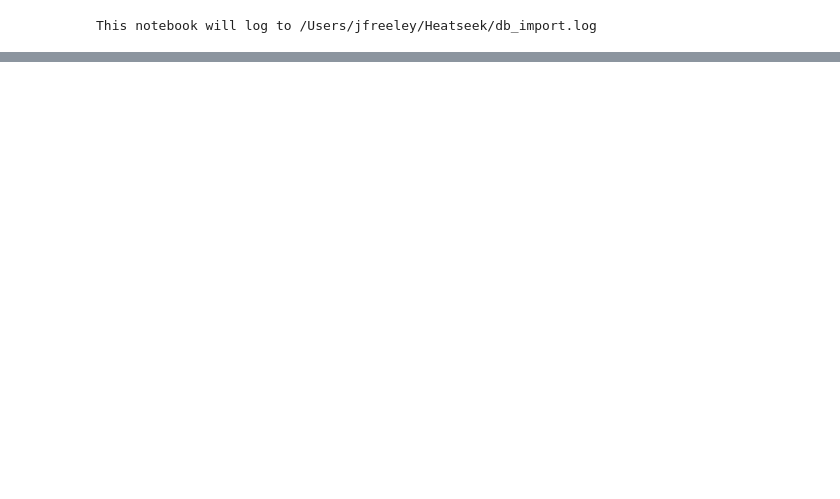
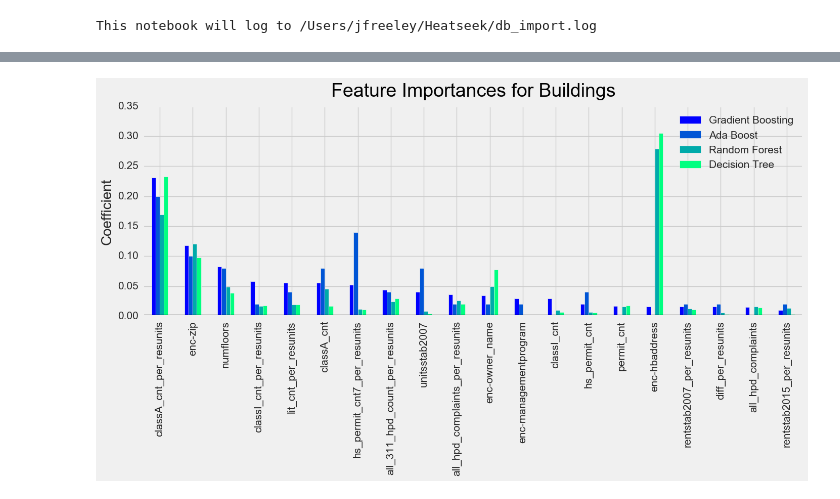
Before and after one commit to chrishenry/deltanyc-heatseek, a Jupyter notebook: JPF/bad_building_models.ipynb, the cells around one changed output, grey strips where cells are left out. Cells and saved outputs as stored; diff of their text form; code cells hidden in the pictures; blank space fills up the shorter version.

```diff
--- a/JPF/bad_building_models.ipynb
+++ b/JPF/bad_building_models.ipynb
@@ -116,0 +233,3 @@ ValueError: max must be larger than min in range parameter.
+# %%
+pd.set_option('display.float_format', lambda x: '%.3f' % x)
+X.describe()
@@ -116,0 +298,7 @@ ValueError: max must be larger than min in range parameter.
+# %%
+from sklearn.preprocessing import StandardScaler
+
+X_norm =  StandardScaler().fit_transform(X);
+
+df_stand = pd.DataFrame(X_norm, columns=X.columns)
+df_stand.info()
@@ -116,0 +323,7 @@ ValueError: max must be larger than min in range parameter.
+# %%
+X_features = df_stand
+y_features = y
+
+#y_features = y_features.map(lambda x: 'no' if x ==0 else 'yes')
+
+len(y_features)
@@ -116,0 +332,64 @@ ValueError: max must be larger than min in range parameter.
+# %%
+from sklearn.cross_validation import cross_val_score, StratifiedKFold
+from sklearn.tree import DecisionTreeClassifier
+from sklearn.ensemble import RandomForestClassifier, ExtraTreesClassifier, BaggingClassifier
+from sklearn.ensemble import AdaBoostClassifier, GradientBoostingClassifier
+from sklearn.naive_bayes import BernoulliNB
+from sklearn.svm import SVC
+from IPython.display import display, HTML
+
+plt.style.use('bmh')
+plt.style.use('fivethirtyeight')
+#plt.style.use('seaborn-deep')
+
+
+rf = RandomForestClassifier()
+abc = AdaBoostClassifier()
+gbc = GradientBoostingClassifier()
+dtc = DecisionTreeClassifier()
+
+cv = StratifiedKFold(y_features, n_folds=5, shuffle=True, random_state=78)
+def score(model, name):
+    s = cross_val_score(model, X_features, y_features, cv=cv, n_jobs=-1)
+    print "{} Score:\t{:0.3} ± {:0.3}".format(name, s.mean().round(3), s.std().round(3))
+
+score(rf,"Random Forest")
+score(abc, "Ada Boost")
+score(gbc, "Gradient Boosting")
+score(dtc, "Decision Tree")
+
+rf.fit(X_features, y_features)
+abc.fit(X_features, y_features)
+gbc.fit(X_features, y_features)
+dtc.fit(X_features, y_features)
+
+importances = pd.DataFrame(zip(gbc.feature_importances_,
+                               abc.feature_importances_,
+                               rf.feature_importances_,
+                               dtc.feature_importances_,
+                              ),
+                           index=X_features.columns,
+                           columns=['Gradient Boosting',
+                                    'Ada Boost',
+                                    'Random Forest',
+                                    'Decision Tree',
+                                   ]).sort_values('Gradient Boosting',
+                                                                  ascending=False)
+
+print display(importances.head(30))
+
+importances[0:20].plot(kind='bar', figsize=(15,5), colormap='winter')
+
+
+plt.title('Feature Importances for Buildings', fontsize = 27, y = 1.03, color='black')
+
+
+plt.ylabel('Coefficient', fontsize = 20)
+plt.yticks(fontsize = 15)
+
+#plt.xlabel('Features', fontsize = 30)
+plt.axhline(0, color='black')
+plt.xticks(rotation=90, fontsize = 15)
+plt.legend(fontsize = 15)
+plt.show()
+# %% [output]
@@ -116,0 +418 @@ ValueError: max must be larger than min in range parameter.
+[figure, added]
```
Also changed, not shown: parts of 38 cells of this notebook, 1 other file.
